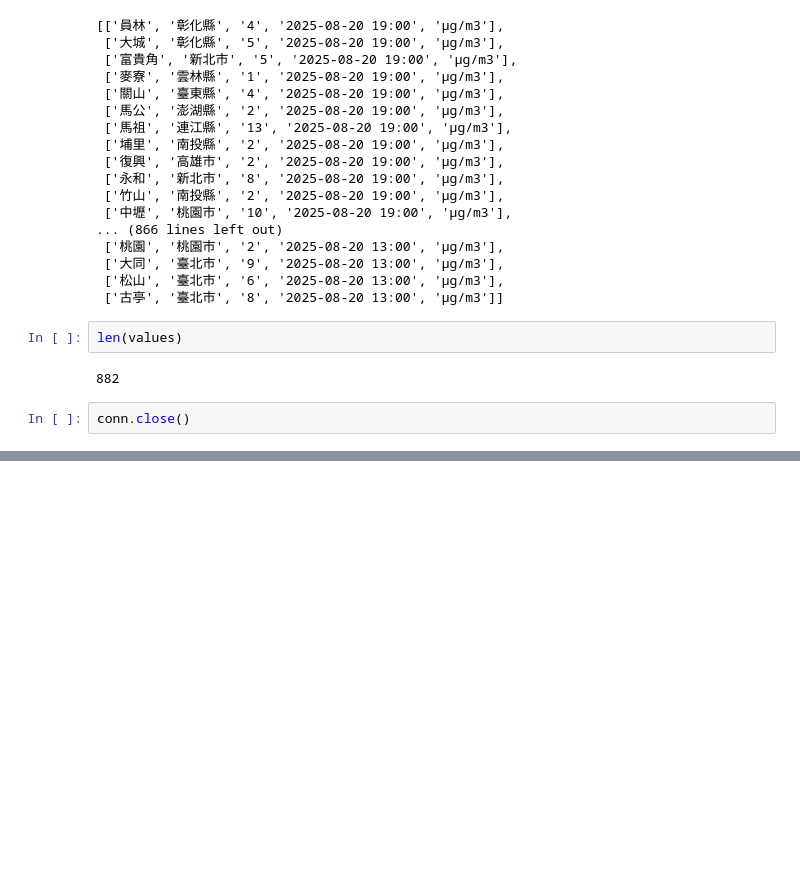
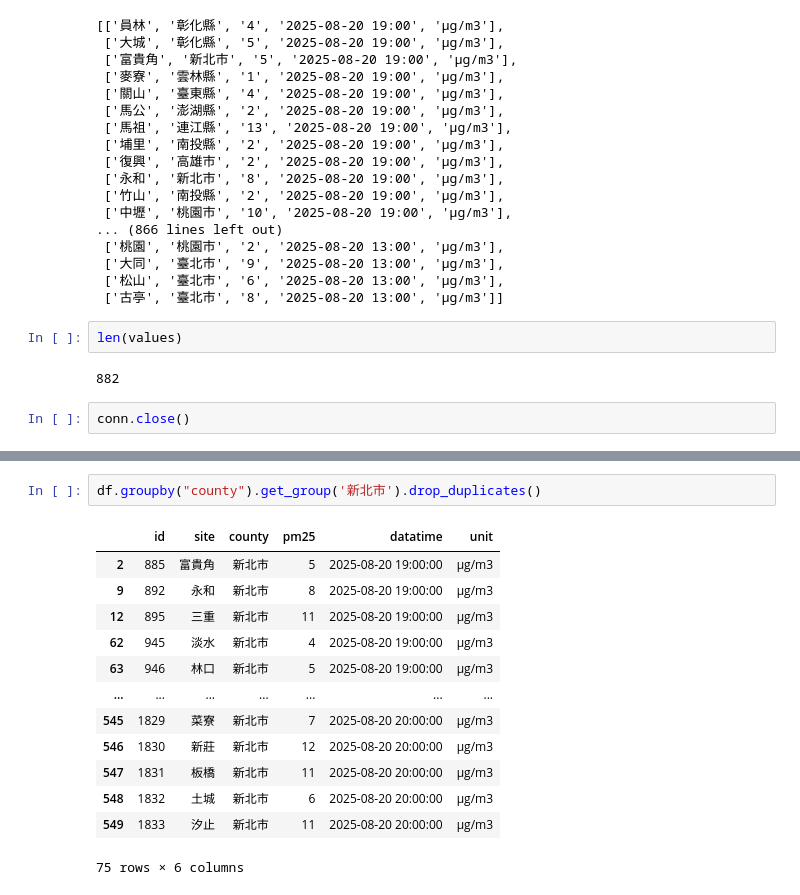
Before and after one commit to dieutoandu/flask_pm25_test2, a Jupyter notebook: test.ipynb, the cells around one changed output, grey strips where cells are left out. Drawn from its saved outputs; the diff is of its cells as text; blank space fills up the shorter version.

```diff
--- a/test.ipynb
+++ b/test.ipynb
@@ -135,0 +197,16 @@ conn.close()
+# %%
+df.groupby("county").get_group('新北市').drop_duplicates()
+# %% [output]
+|  | id | site | county | pm25 | datatime | unit |
+| 2 | 885 | 富貴角 | 新北市 | 5 | 2025-08-20 19:00:00 | μg/m3 |
+| 9 | 892 | 永和 | 新北市 | 8 | 2025-08-20 19:00:00 | μg/m3 |
+| 12 | 895 | 三重 | 新北市 | 11 | 2025-08-20 19:00:00 | μg/m3 |
+| 62 | 945 | 淡水 | 新北市 | 4 | 2025-08-20 19:00:00 | μg/m3 |
+| 63 | 946 | 林口 | 新北市 | 5 | 2025-08-20 19:00:00 | μg/m3 |
+| ... | ... | ... | ... | ... | ... | ... |
+| 545 | 1829 | 菜寮 | 新北市 | 7 | 2025-08-20 20:00:00 | μg/m3 |
+| 546 | 1830 | 新莊 | 新北市 | 12 | 2025-08-20 20:00:00 | μg/m3 |
+| 547 | 1831 | 板橋 | 新北市 | 11 | 2025-08-20 20:00:00 | μg/m3 |
+| 548 | 1832 | 土城 | 新北市 | 6 | 2025-08-20 20:00:00 | μg/m3 |
+| 549 | 1833 | 汐止 | 新北市 | 11 | 2025-08-20 20:00:00 | μg/m3 |
+75 rows × 6 columns
```
Also changed, not shown: parts of 9 cells of this notebook, 3 other files.
